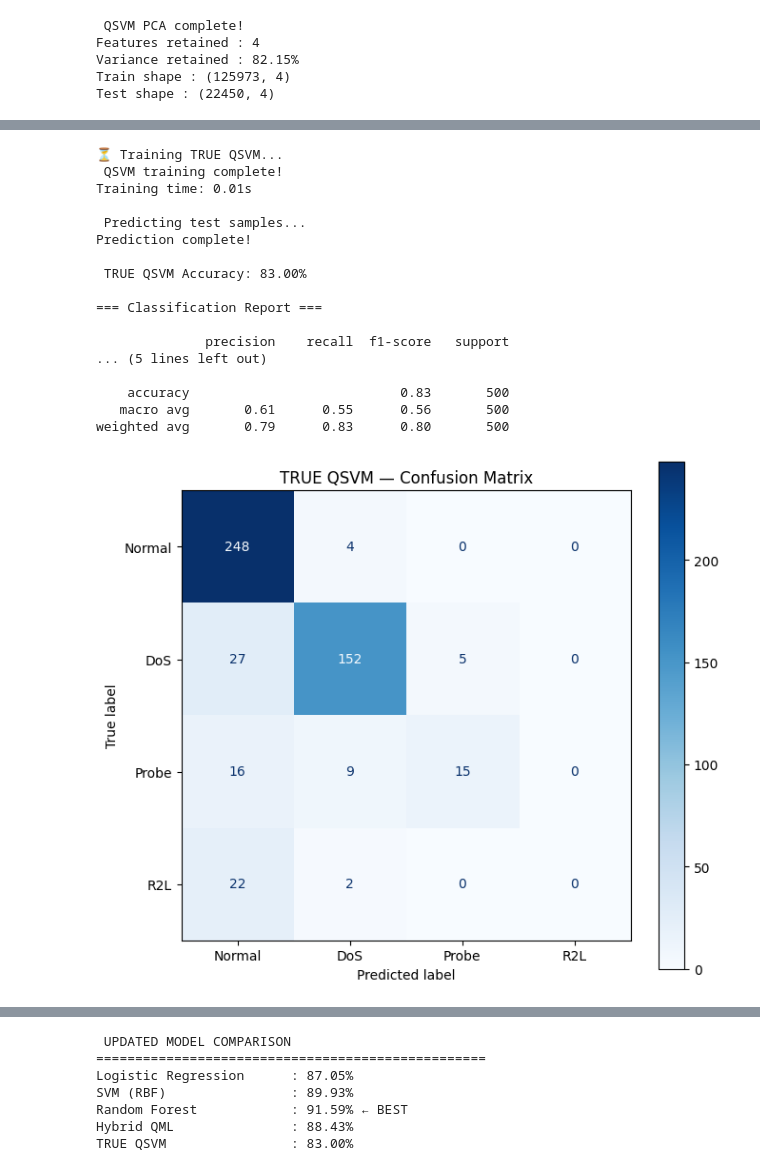
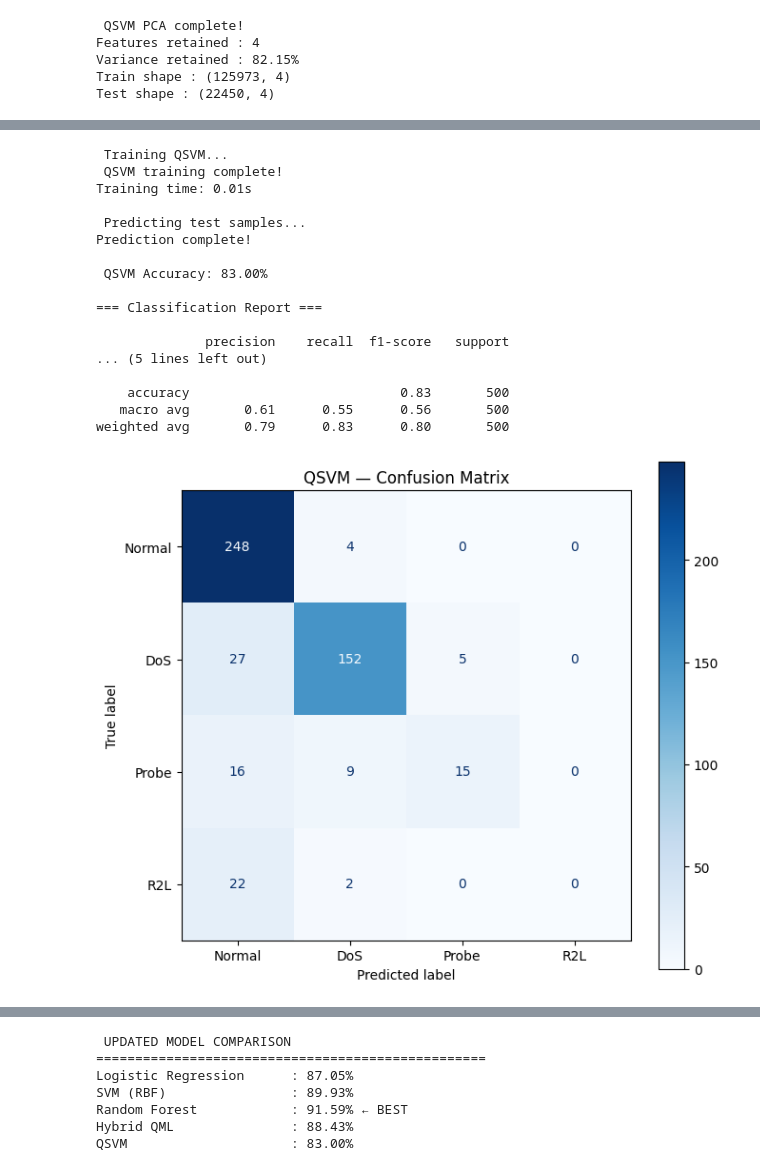
Before and after one commit to amankr2519/ids_qml, a Jupyter notebook: ids_qml.ipynb, the cells around one changed output, grey strips where cells are left out. Cells and saved outputs as stored; diff of their text form; code cells hidden in the pictures.

```diff
--- a/ids_qml.ipynb
+++ b/ids_qml.ipynb
@@ -1153,7 +1147,7 @@ all_results = {
     "Logistic\nRegression": lr_acc,
     "SVM\n(RBF)":           svm_acc,
     "Random\nForest":       rf_acc,
-    "Hybrid\nQML (Ours)":   qml_acc,
+    "Hybrid\nQML":   qml_acc,
 }
 colors_bar = ['#4C72B0', '#DD8452', '#55A868', '#C44E52']
 
@@ -1181,7 +1175,7 @@ plt.tight_layout()
 plt.savefig("qml_confusion_matrix.png", dpi=150)
 plt.show()
 
-print("\n📊 FINAL RESULTS SUMMARY")
+print("\n FINAL RESULTS SUMMARY")
 print("="*45)
 for name, acc in all_results.items():
     tag = " ← BEST" if acc == max(all_results.values()) else ""
@@ -1493,7 +1487,7 @@ TEST: 500/500 rows | 726.5s
 K_test shape: (500, 250)
 # %%
 # ============================================================
-# PHASE 8F: Train and Evaluate TRUE QSVM
+# Train and Evaluate QSVM
 #
 # TRUE Quantum Support Vector Machine using:
 #   - Precomputed quantum kernel matrix
@@ -1515,7 +1509,7 @@ import time
 # Train QSVM
 # ============================================================
 
-print("⏳ Training TRUE QSVM...")
+print(" Training QSVM...")
 
 t0 = time.time()
 
@@ -1546,7 +1540,7 @@ print("Prediction complete!")
 
 qsvm_acc = accuracy_score(y_test_qs_small, y_pred_qsvm) * 100
 
-print(f"\n TRUE QSVM Accuracy: {qsvm_acc:.2f}%")
+print(f"\n QSVM Accuracy: {qsvm_acc:.2f}%")
 
 # ============================================================
 # Dynamic class handling
@@ -1606,7 +1600,7 @@ disp.plot(
     colorbar=True
 )
 
-plt.title("TRUE QSVM — Confusion Matrix")
+plt.title("QSVM — Confusion Matrix")
 plt.tight_layout()
 plt.show()
 
@@ -1619,7 +1613,7 @@ all_results_updated = {
     "SVM\n(RBF)": svm_acc,
     "Random\nForest": rf_acc,
     "Hybrid\nQML": qml_acc,
-    "TRUE\nQSVM": qsvm_acc,
+    "QSVM": qsvm_acc,
 }
 
 # ============================================================
@@ -1655,33 +1649,33 @@ plt.tight_layout()
 plt.show()
 
 # ============================================================
 # Final Summary
 # ============================================================
 
 print("\n UPDATED MODEL COMPARISON")
 print("=" * 50)
 
 for name, acc in all_results_updated.items():
 
     tag = " ← BEST" if acc == max(all_results_updated.values()) else ""
 
     print(f"{name.replace(chr(10), ' '):25s}: {acc:.2f}%{tag}")
 # %% [output]
-⏳ Training TRUE QSVM...
+ Training QSVM...
  QSVM training complete!
 Training time: 0.01s
 
  Predicting test samples...
 Prediction complete!
 
- TRUE QSVM Accuracy: 83.00%
+ QSVM Accuracy: 83.00%
 
 === Classification Report ===
 
               precision    recall  f1-score   support
 ... (5 lines left out)
 
     accuracy                           0.83       500
    macro avg       0.61      0.55      0.56       500
 weighted avg       0.79      0.83      0.80       500
-[figure, old version]
+[figure, new version]
@@ -1692,4 +1686,4 @@ Logistic Regression      : 87.05%
 SVM (RBF)                : 89.93%
 Random Forest            : 91.59% ← BEST
 Hybrid QML               : 88.43%
-TRUE QSVM                : 83.00%
+QSVM                     : 83.00%
```
Also changed, not shown: parts of 37 cells of this notebook.
